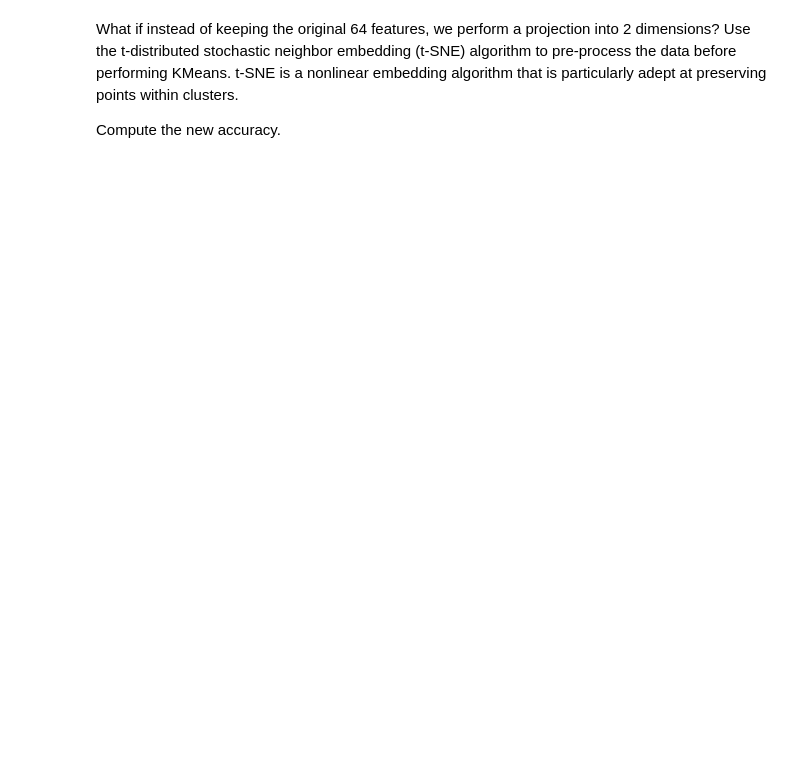
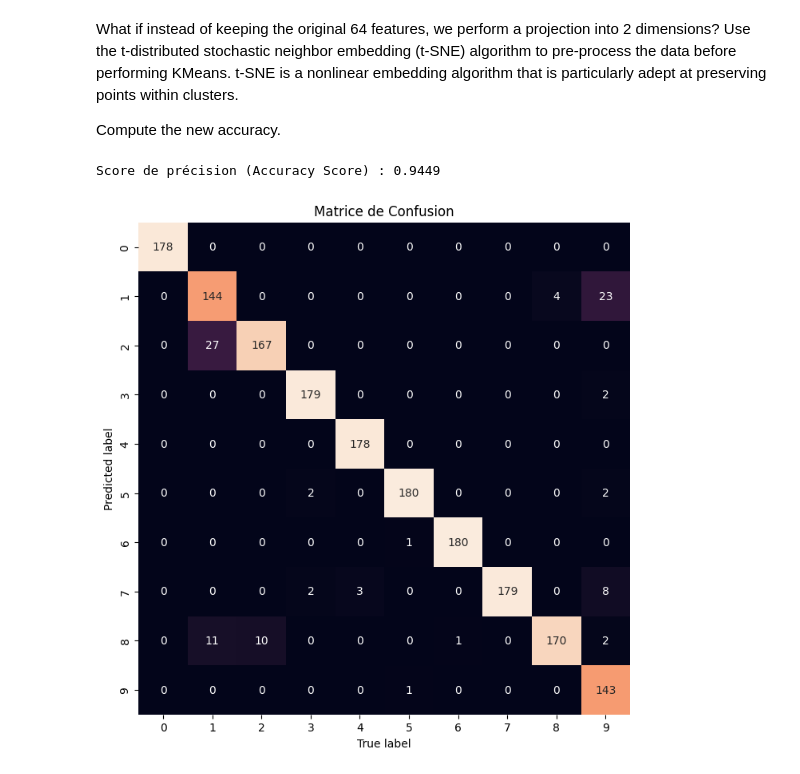
Before and after one commit to Emeline-C-C/ML_campusskills, a Jupyter notebook: ML2_Classification et Clustering/ML2.3_clustering_intro/notebook/Clustering_v2.ipynb, the cells around one changed output. Cells and saved outputs as stored; diff of their text form; code cells hidden in the pictures; blank space fills up the shorter version.

```diff
--- a/ML2_Classification et Clustering/ML2.3_clustering_intro/notebook/Clustering_v2.ipynb
+++ b/ML2_Classification et Clustering/ML2.3_clustering_intro/notebook/Clustering_v2.ipynb
@@ -785,0 +830,33 @@ Compute the new accuracy.
+# %%
+from sklearn.manifold import TSNE
+tsne = TSNE(n_components=2, random_state=42)
+X_tsne = tsne.fit_transform(X)
+# %%
+model_kmeans = KMeans(n_clusters=10, random_state=42, n_init=10)
+model_kmeans.fit(X_tsne)
+clusters = model_kmeans.predict(X_tsne)
+
+labels_corrected = np.zeros_like(clusters)
+
+for i in range(10):
+    mask = (clusters == i)
+    most_common_label = mode(y_true[mask], keepdims=True)[0]
+    labels_corrected[mask] = most_common_label
+# %%
+accuracy = accuracy_score(y_true, labels_corrected)
+print(f"\nScore de précision (Accuracy Score) : {accuracy:.4f}")
+# %% [output]
+Score de précision (Accuracy Score) : 0.9449
+# %%
+mat = confusion_matrix(y_true, labels_corrected)
+
+plt.figure(figsize=(8, 8))
+sns.heatmap(mat.T, square=True, annot=True, fmt='d', cbar=False,
+            xticklabels=digits_data.target_names,
+            yticklabels=digits_data.target_names)
+plt.xlabel('True label')
+plt.ylabel('Predicted label')
+plt.title('Matrice de Confusion')
+plt.show()
+# %% [output]
+[figure, added]
```
Also changed, not shown: parts of 8 cells of this notebook.
